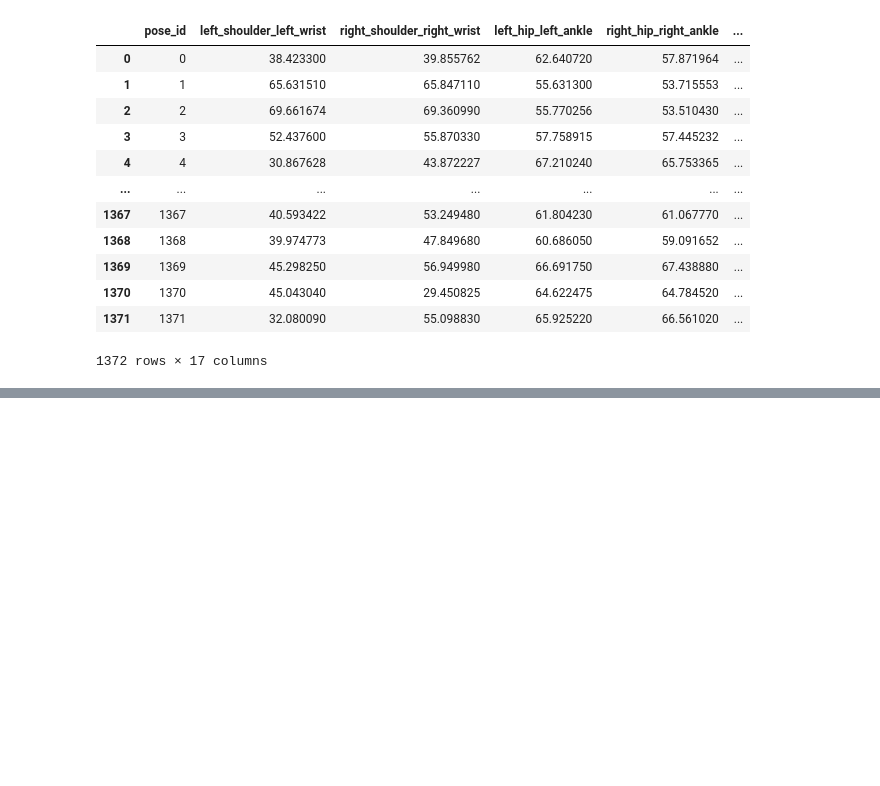
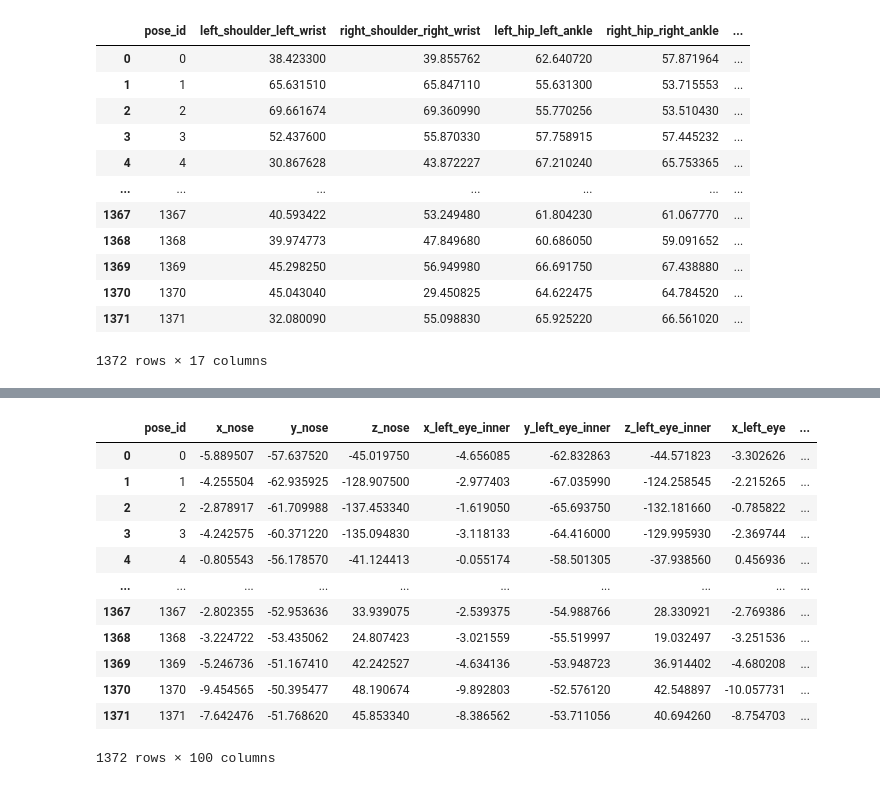
Before and after one commit to owenm-26/Doctor-Scheduler, a Jupyter notebook: pose-logic/descr.ipynb, the cells around one changed output, grey strips where cells are left out. Drawn from its saved outputs; the diff is of its cells as text; code cells hidden in the pictures; blank space fills up the shorter version.

Commit message:
somewhat working pose classification?

```diff
--- a/pose-logic/descr.ipynb
+++ b/pose-logic/descr.ipynb
@@ -63,0 +80,16 @@ distances
+# %%
+landmarks
+# %% [output]
+|  | pose_id | x_nose | y_nose | z_nose | x_left_eye_inner | y_left_eye_inner | z_left_eye_inner | x_left_eye | ... |
+| 0 | 0 | -5.889507 | -57.637520 | -45.019750 | -4.656085 | -62.832863 | -44.571823 | -3.302626 | ... |
+| 1 | 1 | -4.255504 | -62.935925 | -128.907500 | -2.977403 | -67.035990 | -124.258545 | -2.215265 | ... |
+| 2 | 2 | -2.878917 | -61.709988 | -137.453340 | -1.619050 | -65.693750 | -132.181660 | -0.785822 | ... |
+| 3 | 3 | -4.242575 | -60.371220 | -135.094830 | -3.118133 | -64.416000 | -129.995930 | -2.369744 | ... |
+| 4 | 4 | -0.805543 | -56.178570 | -41.124413 | -0.055174 | -58.501305 | -37.938560 | 0.456936 | ... |
+| ... | ... | ... | ... | ... | ... | ... | ... | ... | ... |
+| 1367 | 1367 | -2.802355 | -52.953636 | 33.939075 | -2.539375 | -54.988766 | 28.330921 | -2.769386 | ... |
+| 1368 | 1368 | -3.224722 | -53.435062 | 24.807423 | -3.021559 | -55.519997 | 19.032497 | -3.251536 | ... |
+| 1369 | 1369 | -5.246736 | -51.167410 | 42.242527 | -4.634136 | -53.948723 | 36.914402 | -4.680208 | ... |
+| 1370 | 1370 | -9.454565 | -50.395477 | 48.190674 | -9.892803 | -52.576120 | 42.548897 | -10.057731 | ... |
+| 1371 | 1371 | -7.642476 | -51.768620 | 45.853340 | -8.386562 | -53.711056 | 40.694260 | -8.754703 | ... |
+1372 rows × 100 columns
```
Also changed, not shown: parts of 7 cells of this notebook, 6 other files.
